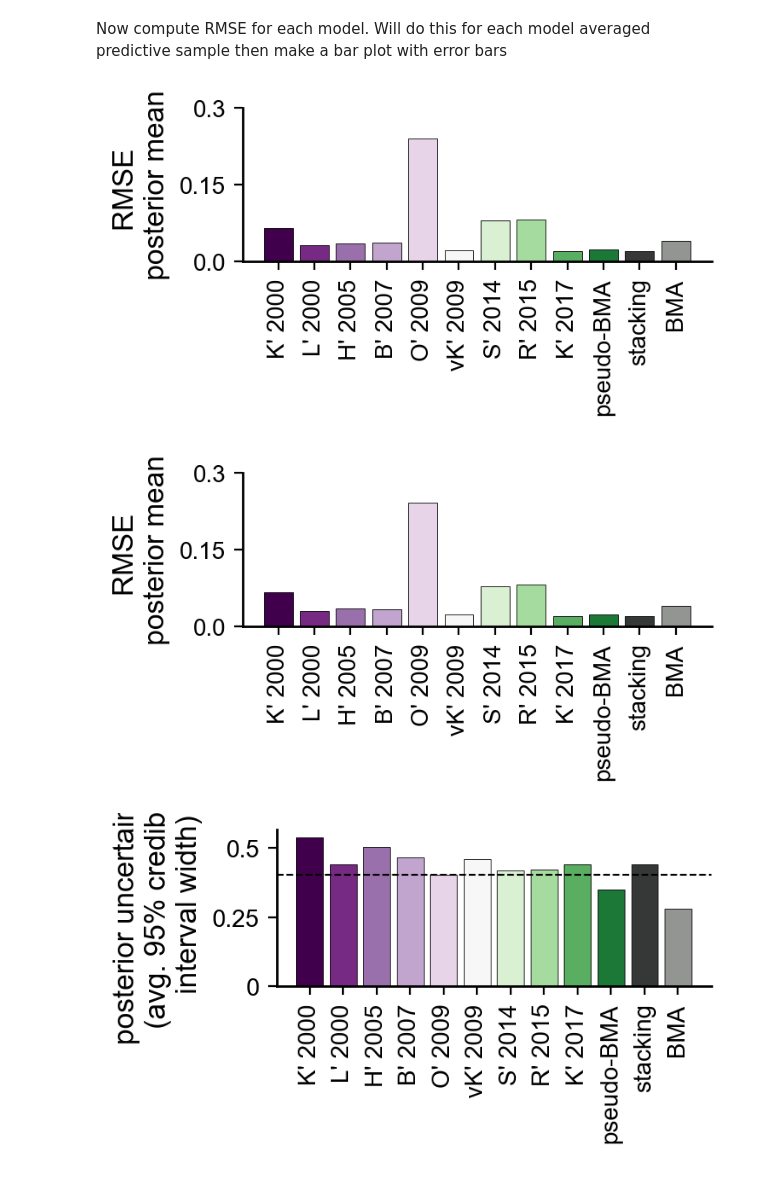
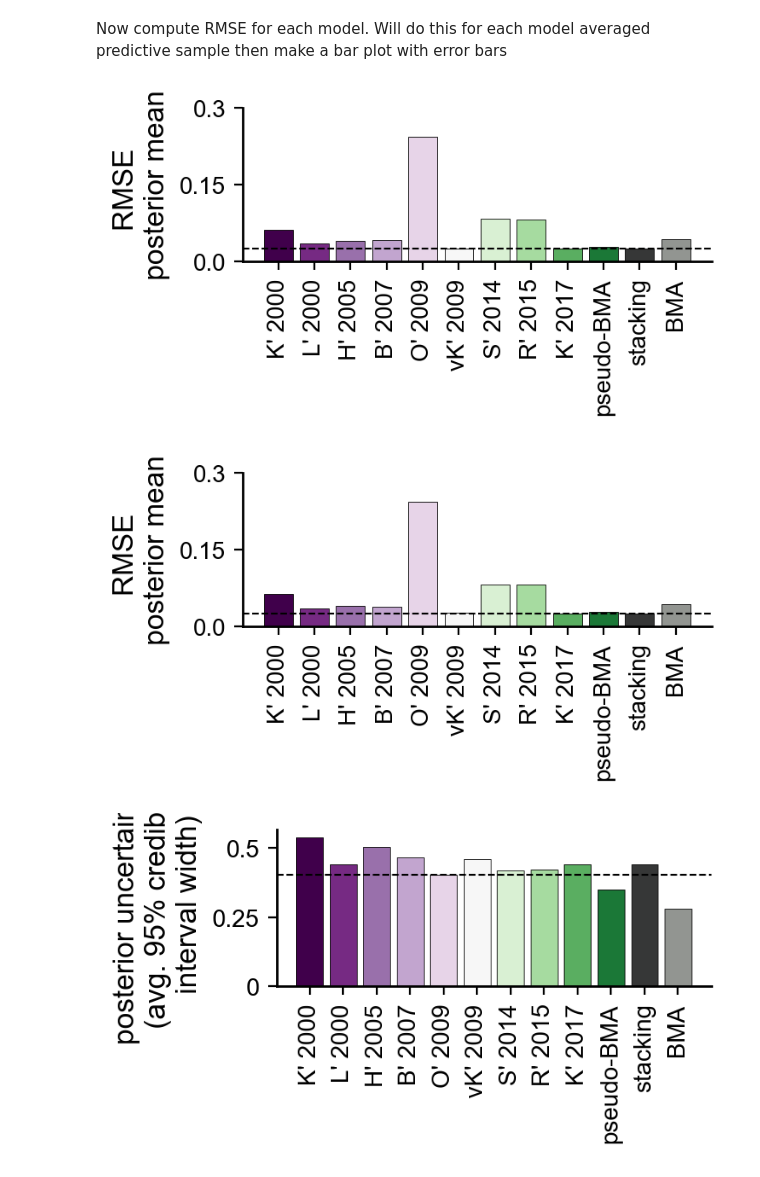
Before and after one commit to RangamaniLabUCSD/multimodel-inference, a Jupyter notebook: src/MAPK/multimodel_inference/multimodel_inf_HF_synth_data.ipynb, the cells around one changed output. Drawn from its saved outputs; the diff is of its cells as text; code cells hidden in the pictures.

```diff
--- a/src/MAPK/multimodel_inference/multimodel_inf_HF_synth_data.ipynb
+++ b/src/MAPK/multimodel_inference/multimodel_inf_HF_synth_data.ipynb
@@ -484,15 +484,24 @@ for i, name in enumerate(model_names):
     RMSE_samples_pred.append(np.sqrt(np.nanmean((np.nanmean(posterior_pred_samples[name], axis=0) - data.T)**2)))
     RMSE_stds_pred.append(np.sqrt(np.nanmean((np.nanstd(posterior_pred_samples[name], axis=0) - data.T)**2)))
 
+# get index of min RMSE
+# do this before adding MMI
+min_index = np.argmin(RMSE_samples_pred)
+
 # add RMSE for BMA and pseudo-BMA
 RMSE_samples_pred.append(np.sqrt(np.nanmean((np.nanmean(loo_pbma_combined, axis=0) - data.T)**2)))
 RMSE_samples_pred.append(np.sqrt(np.nanmean((np.nanmean(loo_stack_combined, axis=0) - data.T)**2)))
 RMSE_samples_pred.append(np.sqrt(np.nanmean((np.nanmean(loo_bma_combined, axis=0) - data.T)**2)))
+
 # make a plot
 fig, ax = get_sized_fig_ax(2.75, 0.9)
 bar = ax.bar(display_names + ['pseudo-BMA', 'stacking', 'BMA'], RMSE_samples_pred, edgecolor='k')
 for i, br in enumerate(bar):
     br.set_facecolor(colors[i])
+
+xlim = ax.get_xlim()
+ax.plot(xlim, [RMSE_samples_pred[min_index]]*2, 'k--', linewidth=0.75)
+ax.set_xlim(xlim)
 
 ax.set_xticklabels(display_names + ['pseudo-BMA', 'stacking', 'BMA'], rotation=90, fontsize=10.0)
 ax.set_ylabel('RMSE \n posterior mean ', fontsize=12.0)
@@ -502,35 +511,43 @@ ax.set_yticklabels([0.0, 0.15, 0.3], fontsize=10.0)
 ax.set_ylim([0, 0.3])
 
 fig.savefig('../../../results/MAPK/mmi/HF96_RMSE.pdf', transparent=True)
 
 ############################################################################################################
 # post samples
 RMSE_samples = []
 RMSE_stds = []
 for i, name in enumerate(model_names):
     RMSE_samples.append(np.sqrt(np.nanmean((np.nanmean(posterior_samples[name], axis=0) - data.T)**2)))
     RMSE_stds.append(np.sqrt(np.nanmean((np.nanstd(posterior_samples[name], axis=0) - data.T)**2)))
 
+# get index of min RMSE
+# do this before adding MMI
+min_index = np.argmin(RMSE_samples_pred)
+
 # add RMSE for BMA and pseudo-BMA
 RMSE_samples.append(np.sqrt(np.nanmean((np.nanmean(loo_pbma_combined, axis=0) - data.T)**2)))
 RMSE_samples.append(np.sqrt(np.nanmean((np.nanmean(loo_stack_combined, axis=0) - data.T)**2)))
 RMSE_samples.append(np.sqrt(np.nanmean((np.nanmean(loo_bma_combined, axis=0) - data.T)**2)))
 # make a plot
 fig, ax = get_sized_fig_ax(2.75, 0.9)
 bar = ax.bar(display_names + ['pseudo-BMA', 'stacking', 'BMA'], RMSE_samples, edgecolor='k')
 for i, br in enumerate(bar):
     br.set_facecolor(colors[i])
 
+xlim = ax.get_xlim()
+ax.plot(xlim, [RMSE_samples[min_index]]*2, 'k--', linewidth=0.75)
+ax.set_xlim(xlim)
+
 ax.set_xticklabels(display_names + ['pseudo-BMA', 'stacking', 'BMA'], rotation=90, fontsize=10.0)
 ax.set_ylabel('RMSE \n posterior mean ', fontsize=12.0)
 # ax.plot([9.5,9.5], [0, 0.3], 'k', linewidth=0.75)
 ax.set_yticks([0.0, 0.15, 0.3])
 ax.set_yticklabels([0.0, 0.15, 0.3], fontsize=10.0)
 ax.set_ylim([0, 0.3])
 fig.savefig('../../../results/MAPK/mmi/HF96_RMSE_post_samples.pdf', transparent=True)
 # %% [output]
-[figure, old version]
+[figure, new version]
-[figure, old version]
+[figure, new version]
 # %%
 # posterior predictive samples
 posterior_uncertainty_95_pred = []
```
Also changed, not shown: parts of 4 cells of this notebook, 1 other file.
